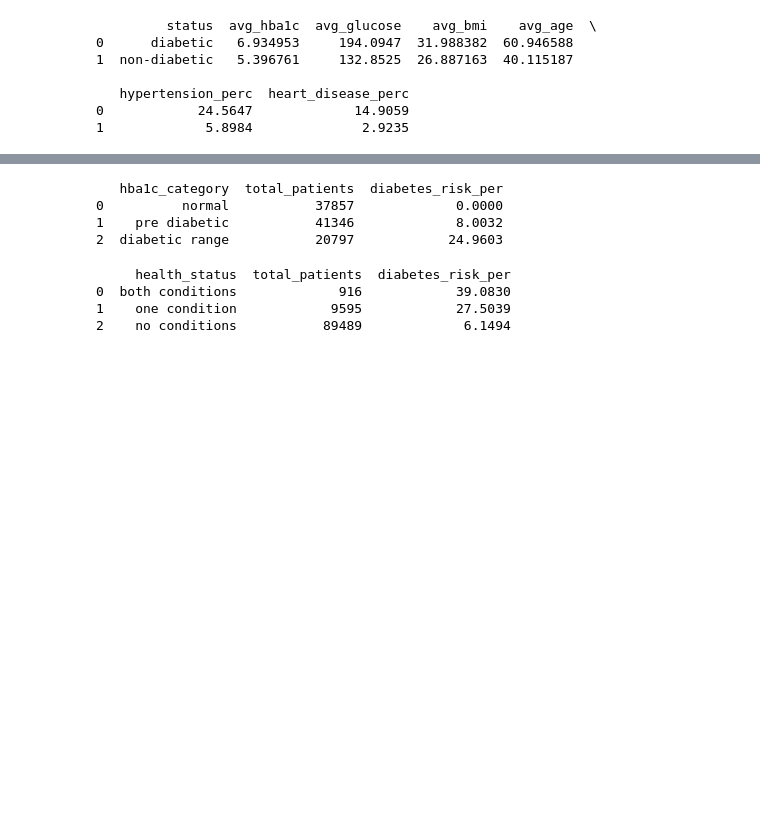
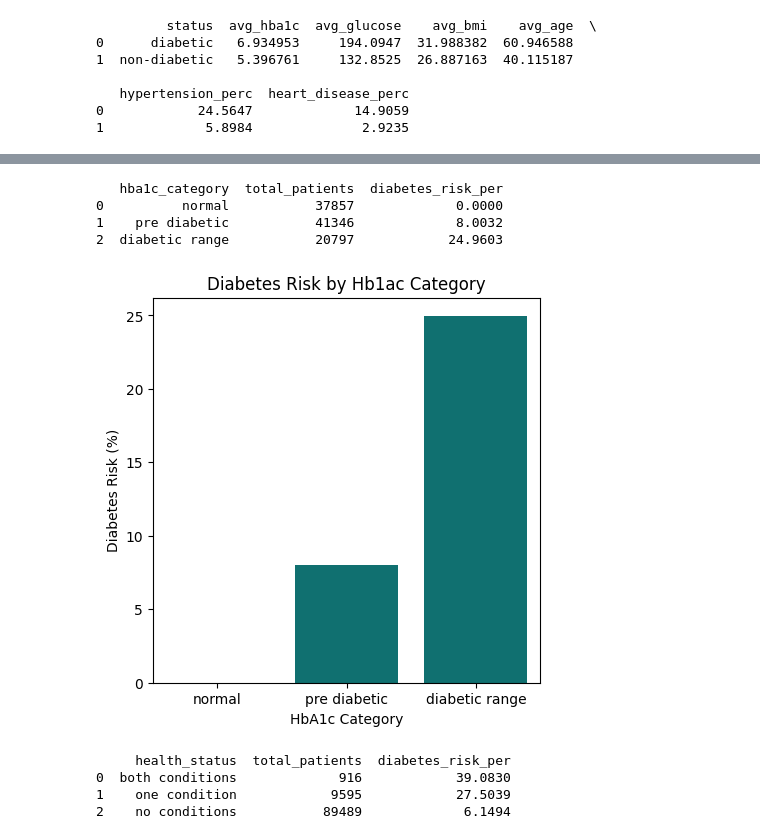
Before and after one commit to kunwarsaurav/disease-prediction-, a Jupyter notebook: eda.ipynb, the cells around one changed output, grey strips where cells are left out. Drawn from its saved outputs; the diff is of its cells as text; code cells hidden in the pictures; blank space fills up the shorter version.

```diff
--- a/eda.ipynb
+++ b/eda.ipynb
@@ -91,14 +124,26 @@ print(result)
 # %%
 with open('sql/haemoglobin.sql') as f:
     query= f.read()
 result = pd.read_sql(query, engine)
 
 print(result)
+
+
+plt.figure(figsize=(5,5))
+
+sns.barplot(data= result, x='hba1c_category', y='diabetes_risk_per', color='teal')
+
+plt.title('Diabetes Risk by Hb1ac Category')
+plt.xlabel('HbA1c Category')
+plt.ylabel('Diabetes Risk (%)')
+
+plt.show()
 # %% [output]
    hba1c_category  total_patients  diabetes_risk_per
 0          normal           37857             0.0000
 1    pre diabetic           41346             8.0032
 2  diabetic range           20797            24.9603
+[figure, added]
 # %%
 with open('sql/hyper and heart.sql') as f:
     query= f.read()
```
Also changed, not shown: parts of 4 cells of this notebook.
